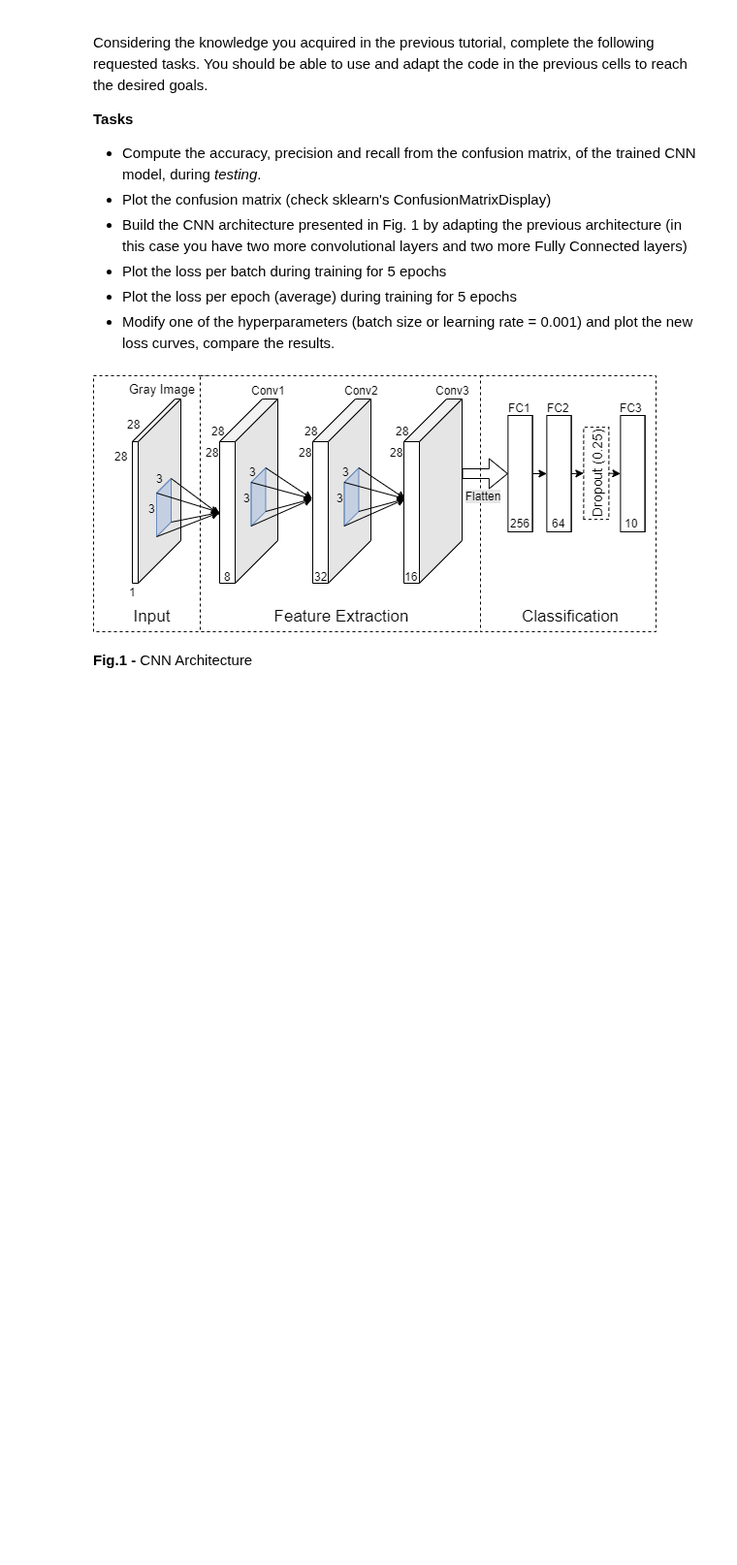
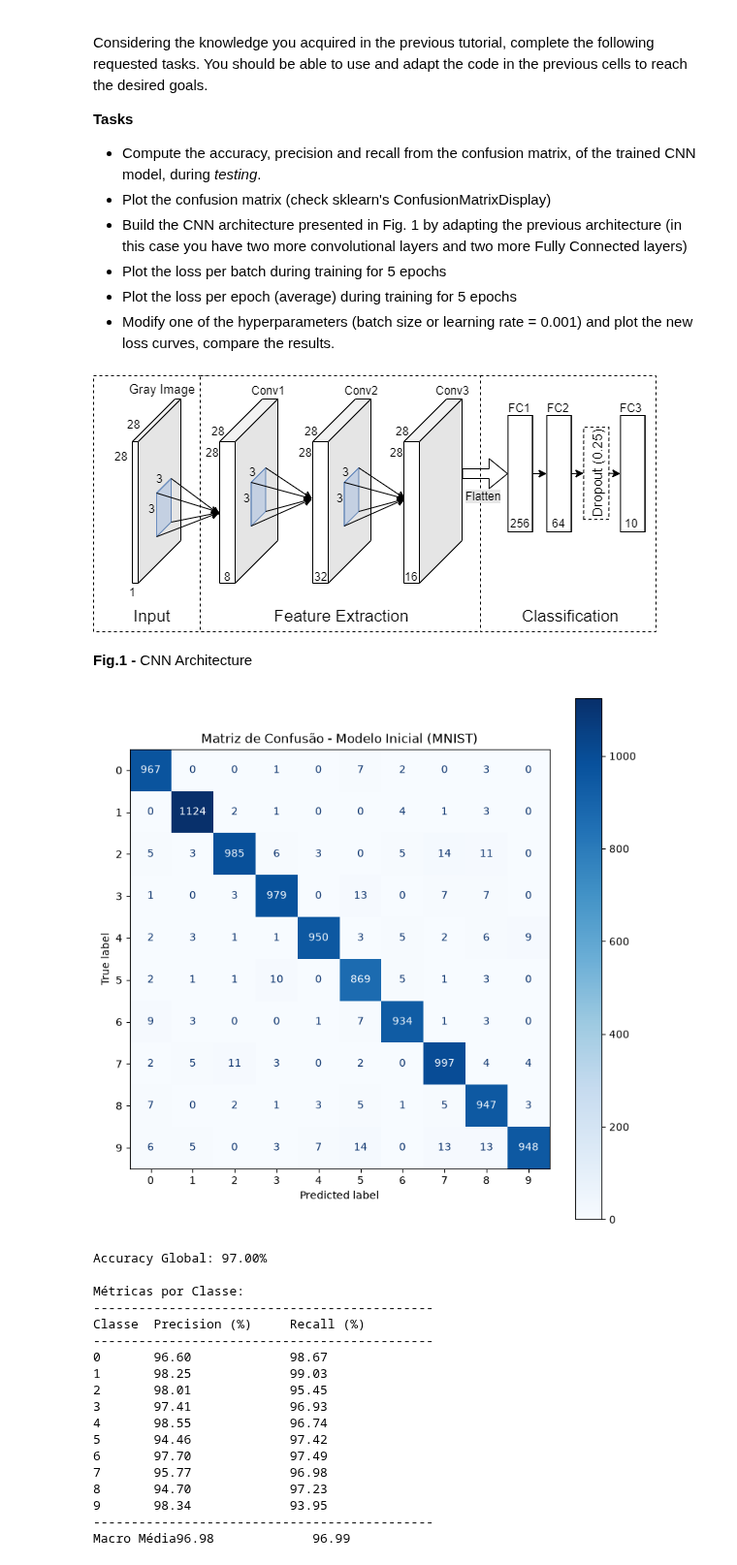
Before and after one commit to LucianaOR/-APA-Applied-Deep-Learning, a Jupyter notebook: APA_Pratical_CNN_2026.ipynb, the cells around one changed output. Shown at 97% size. Drawn from its saved outputs; the diff is of its cells as text; code cells hidden in the pictures; blank space fills up the shorter version.

```diff
--- a/APA_Pratical_CNN_2026.ipynb
+++ b/APA_Pratical_CNN_2026.ipynb
@@ -382,3 +382,57 @@ Considering the knowledge you acquired in the previous tutorial, complete the fo
 ![CNN.png](embedded-picture-1)
 
 **Fig.1 -** CNN Architecture
+# %%
+import numpy as np
+import matplotlib.pyplot as plt
+from sklearn.metrics import ConfusionMatrixDisplay
+
+cm = np.array(conf_matrix)
+
+fig, ax = plt.subplots(figsize=(9, 9))
+disp = ConfusionMatrixDisplay(confusion_matrix=cm, display_labels=list(range(num_classes)))
+disp.plot(cmap='Blues', ax=ax, values_format='d')
+plt.title("Matriz de Confusão - Modelo Inicial (MNIST)")
+plt.grid(False)
+plt.show()
+
+
+tp = np.diag(cm)
+total_samples = np.sum(cm)
+
+accuracy = np.sum(tp) / total_samples
+
+
+precision_per_class = tp / (np.sum(cm, axis=0) + 1e-9)
+
+recall_per_class = tp / (np.sum(cm, axis=1) + 1e-9)
+
+print(f"Accuracy Global: {accuracy * 100:.2f}%\n")
+print("Métricas por Classe:")
+print("-" * 45)
+print(f"{'Classe':<8}{'Precision (%)':<18}{'Recall (%)':<15}")
+print("-" * 45)
+for i in range(num_classes):
+    print(f"{i:<8}{precision_per_class[i] * 100:<18.2f}{recall_per_class[i] * 100:<15.2f}")
+print("-" * 45)
+print(f"{'Macro Média':<8}{np.mean(precision_per_class) * 100:<18.2f}{np.mean(recall_per_class) * 100:<15.2f}")
+# %% [output]
+[figure, added]
+Accuracy Global: 97.00%
+
+Métricas por Classe:
+---------------------------------------------
+Classe  Precision (%)     Recall (%)
+---------------------------------------------
+0       96.60             98.67
+1       98.25             99.03
+2       98.01             95.45
+3       97.41             96.93
+4       98.55             96.74
+5       94.46             97.42
+6       97.70             97.49
+7       95.77             96.98
+8       94.70             97.23
+9       98.34             93.95
+---------------------------------------------
+Macro Média96.98             96.99
```
Also changed, not shown: parts of 8 cells of this notebook.
